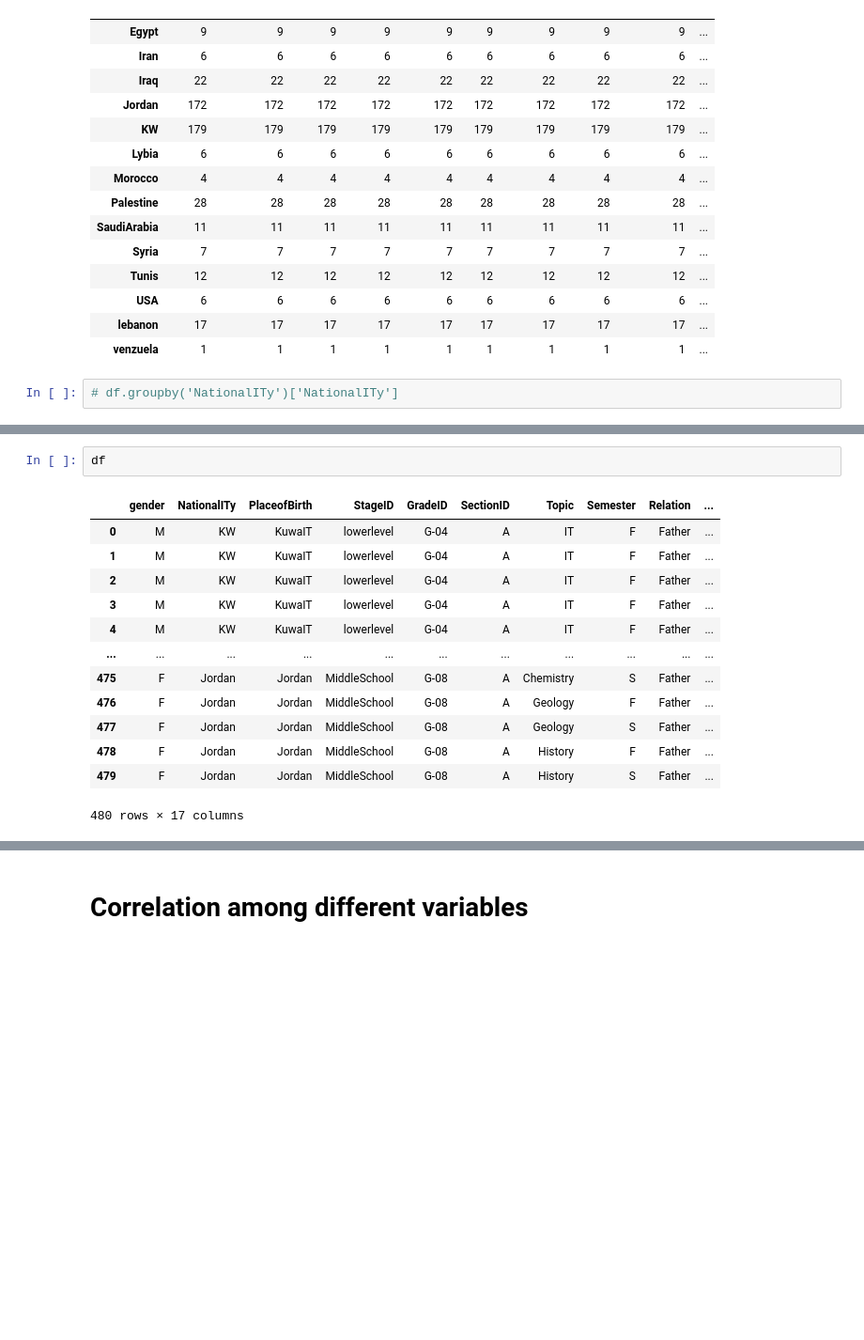
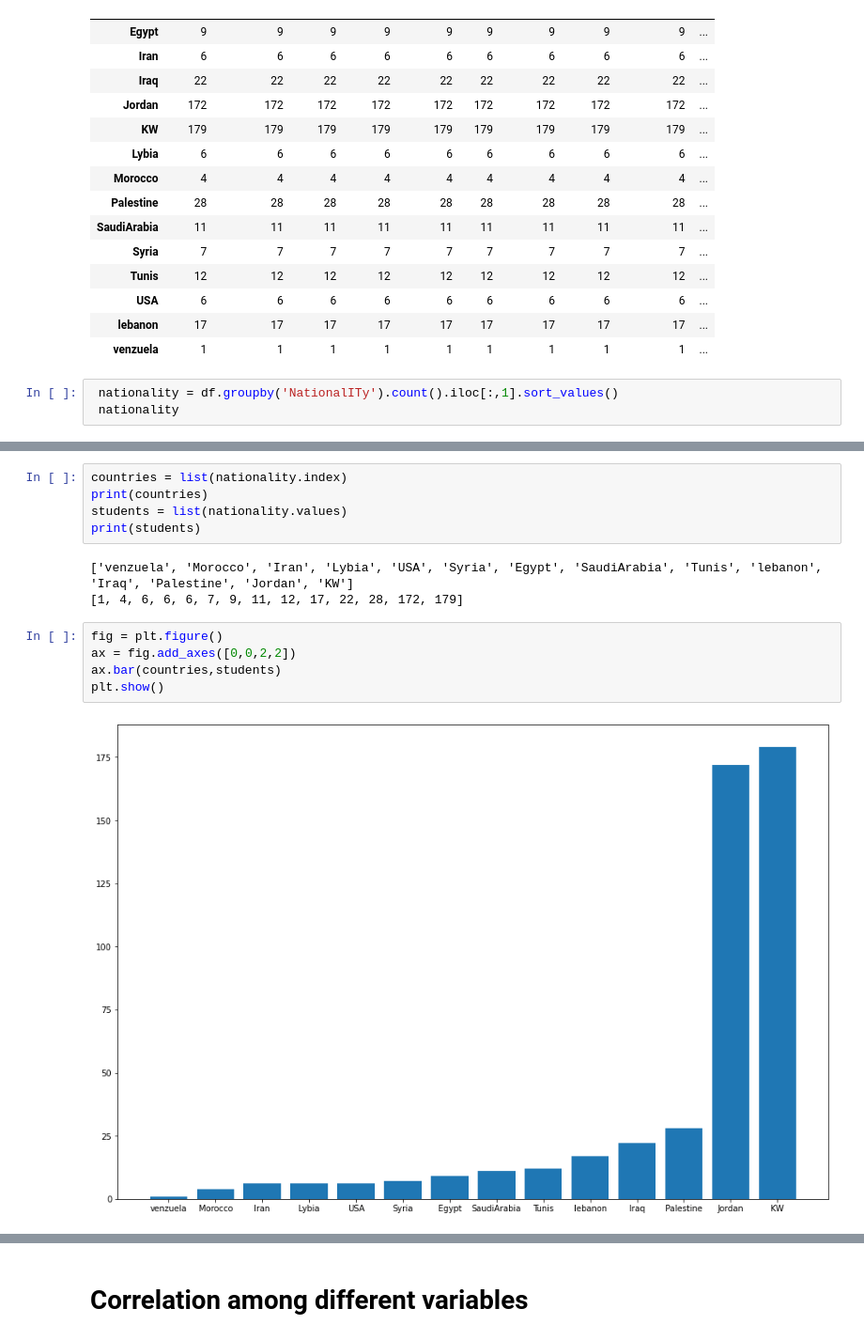
Before and after one commit to Asabeneh/EDM-H-2, a Jupyter notebook: edm-h-2.ipynb, the cells around one changed output, grey strips where cells are left out. Shown: that part at 94% size. Cells and saved outputs as stored; diff of their text form; blank space fills up the shorter version.

Commit message:
visualization has been added

```diff
--- a/edm-h-2.ipynb
+++ b/edm-h-2.ipynb
@@ -139,4 +189,5 @@ df.groupby('NationalITy').count()
 | lebanon | 17 | 17 | 17 | 17 | 17 | 17 | 17 | 17 | 17 | ... |
 | venzuela | 1 | 1 | 1 | 1 | 1 | 1 | 1 | 1 | 1 | ... |
 # %%
-# df.groupby('NationalITy')['NationalITy']
+ nationality = df.groupby('NationalITy').count().iloc[:,1].sort_values()
+ nationality
@@ -143,16 +211,15 @@ df.groupby('NationalITy').count()
-# %%
-df
-# %% [output]
-|  | gender | NationalITy | PlaceofBirth | StageID | GradeID | SectionID | Topic | Semester | Relation | ... |
-| 0 | M | KW | KuwaIT | lowerlevel | G-04 | A | IT | F | Father | ... |
-| 1 | M | KW | KuwaIT | lowerlevel | G-04 | A | IT | F | Father | ... |
-| 2 | M | KW | KuwaIT | lowerlevel | G-04 | A | IT | F | Father | ... |
-| 3 | M | KW | KuwaIT | lowerlevel | G-04 | A | IT | F | Father | ... |
-| 4 | M | KW | KuwaIT | lowerlevel | G-04 | A | IT | F | Father | ... |
-| ... | ... | ... | ... | ... | ... | ... | ... | ... | ... | ... |
-| 475 | F | Jordan | Jordan | MiddleSchool | G-08 | A | Chemistry | S | Father | ... |
-| 476 | F | Jordan | Jordan | MiddleSchool | G-08 | A | Geology | F | Father | ... |
-| 477 | F | Jordan | Jordan | MiddleSchool | G-08 | A | Geology | S | Father | ... |
-| 478 | F | Jordan | Jordan | MiddleSchool | G-08 | A | History | F | Father | ... |
-| 479 | F | Jordan | Jordan | MiddleSchool | G-08 | A | History | S | Father | ... |
-480 rows × 17 columns
+# %%
+countries = list(nationality.index)
+print(countries)
+students = list(nationality.values)
+print(students)
+# %% [output]
+['venzuela', 'Morocco', 'Iran', 'Lybia', 'USA', 'Syria', 'Egypt', 'SaudiArabia', 'Tunis', 'lebanon', 'Iraq', 'Palestine', 'Jordan', 'KW']
+[1, 4, 6, 6, 6, 7, 9, 11, 12, 17, 22, 28, 172, 179]
+# %%
+fig = plt.figure()
+ax = fig.add_axes([0,0,2,2])
+ax.bar(countries,students)
+plt.show()
+# %% [output]
+[figure, added]
```
Also changed, not shown: parts of 26 cells of this notebook.
